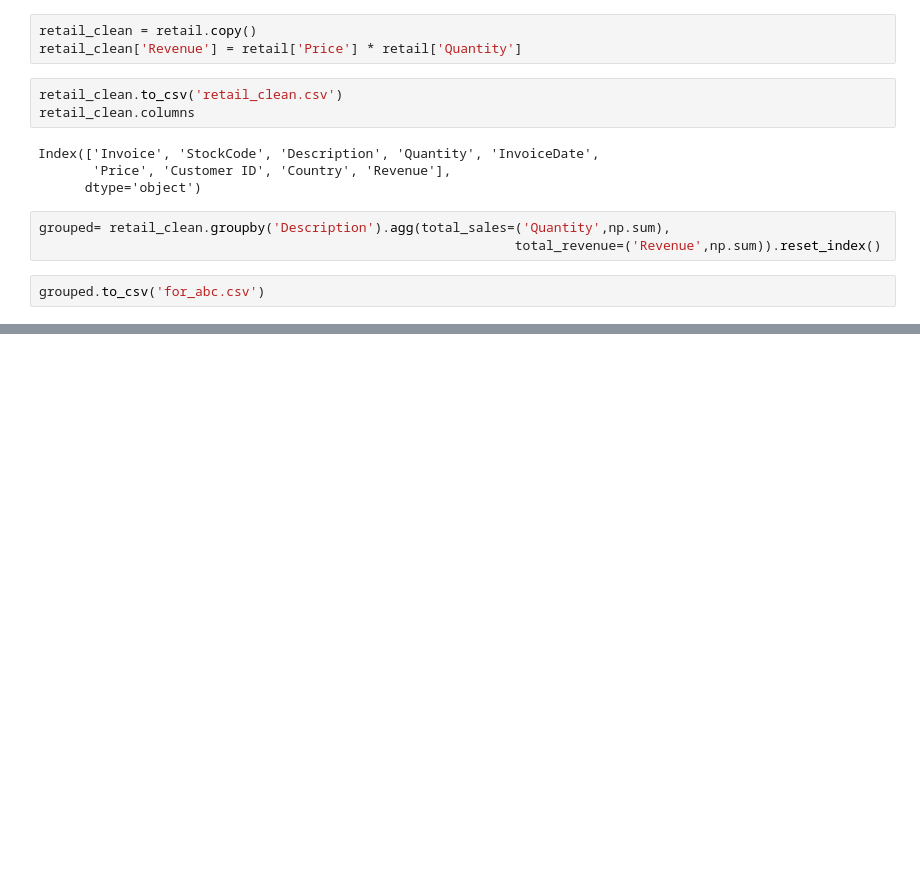
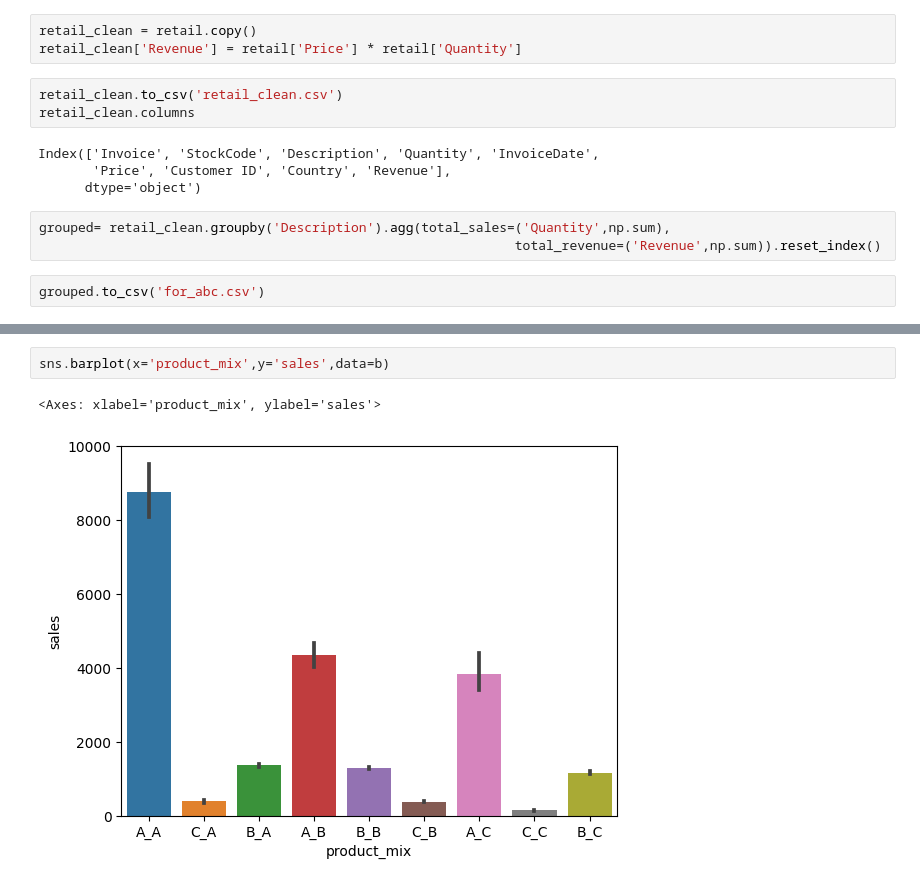
Before and after one commit to BryhanS/supply-chain-data-science-project, a Jupyter notebook: 09.segmentation/data.ipynb, the cells around one changed output, grey strips where cells are left out. Saved outputs shown, nothing was run; the diff lists cells and outputs as text; blank space fills up the shorter version.

```diff
--- a/09.segmentation/data.ipynb
+++ b/09.segmentation/data.ipynb
@@ -25,0 +79,5 @@ grouped.to_csv('for_abc.csv')
+# %%
+sns.barplot(x='product_mix',y='sales',data=b)
+# %% [output]
+<Axes: xlabel='product_mix', ylabel='sales'>
+[figure, added]
```
Also changed, not shown: parts of 14 cells of this notebook.
